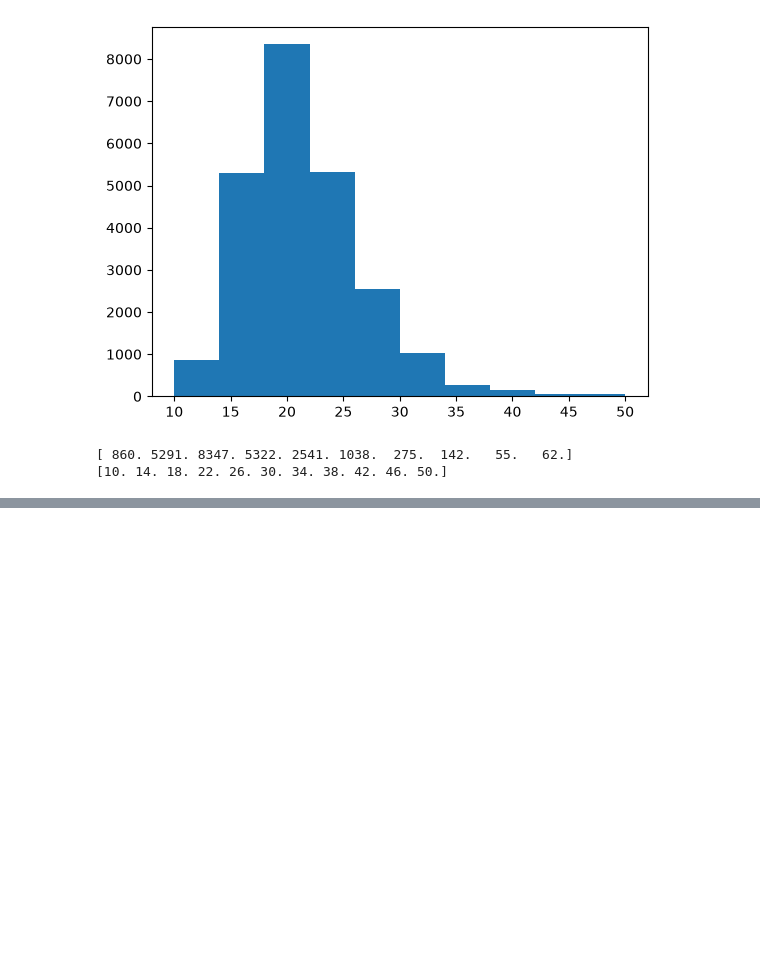
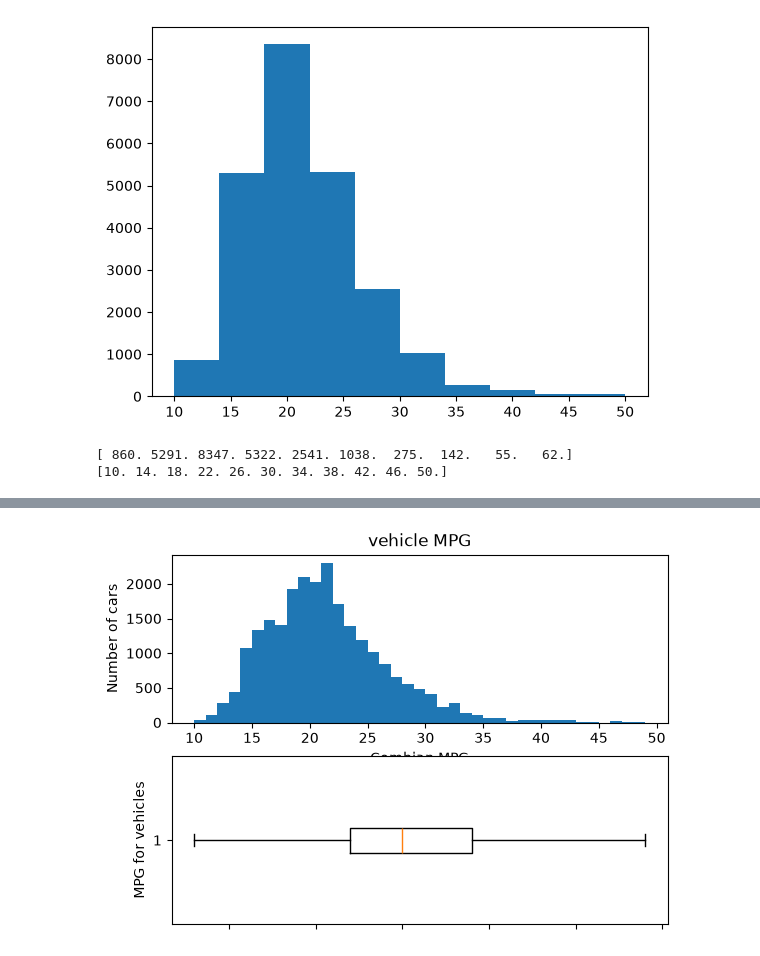
Before and after one commit to Sina-mjd/Data-Science-Learning-Journey, a Jupyter notebook: 04_Data_Visualization/04_data_visualization.ipynb, the cells around one changed output, grey strips where cells are left out. Cells and saved outputs as stored; diff of their text form; code cells hidden in the pictures; blank space fills up the shorter version.

```diff
--- a/04_Data_Visualization/04_data_visualization.ipynb
+++ b/04_Data_Visualization/04_data_visualization.ipynb
@@ -118,0 +156,10 @@ print(bins)
+# %%
+fig ,( ax1 , ax2 ) = plt.subplots(2)
+ax1.hist(df['comb08'] , range ( 10 , 50))
+ax1.set(title = 'vehicle MPG' , xlabel = 'Combian MPG' , ylabel = 'Number of cars')
+
+ax2.boxplot(df['comb08'] , vert = False , showfliers = False)
+ax2.set_xticklabels(['All'])
+ax2.set(ylabel = 'MPG for vehicles');
+# %% [output]
+[figure, added]
```
Also changed, not shown: parts of 91 cells of this notebook, 2 other files.
